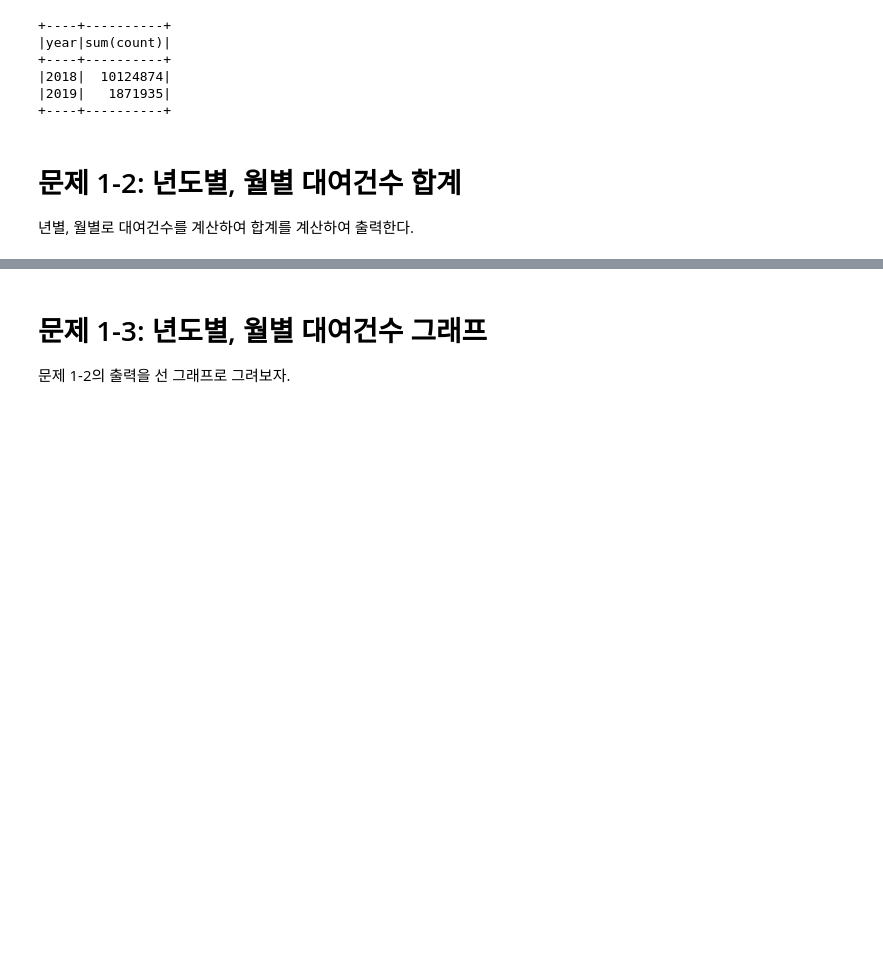
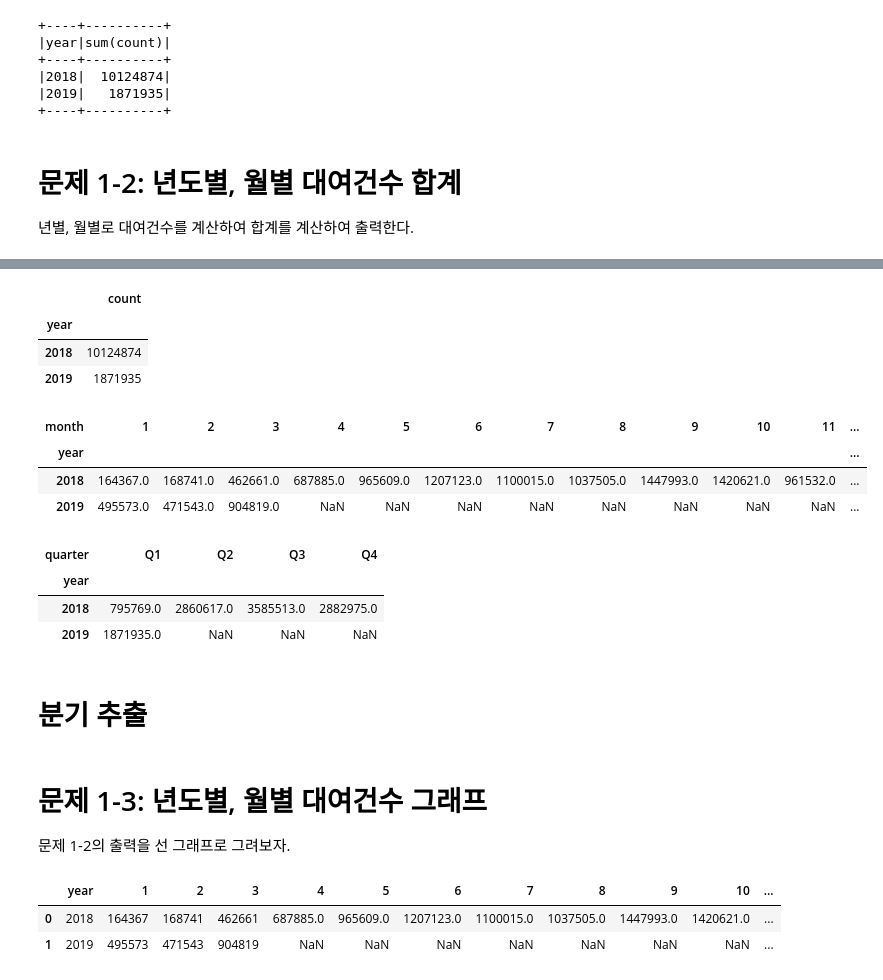
Before and after one commit to 201511080/s, a Jupyter notebook: homework_6.ipynb, the cells around one changed output, grey strips where cells are left out. Cells and saved outputs as stored; diff of their text form; code cells hidden in the pictures; blank space fills up the shorter version.

```diff
--- a/homework_6.ipynb
+++ b/homework_6.ipynb
@@ -72,6 +72,25 @@ _bicycle.show(5)
 |2018-01-05| 7705|
 +----------+-----+
 only showing top 5 rows
+# %%
+from pyspark.sql.functions import udf
+from pyspark.sql.types import StringType
+
+def classfiyQuarter(s):
+    q=""
+    if 1<=s and s< 4:
+        q="Q1"
+    elif 4<=s and s< 7:
+        q="Q2"
+    elif 7<=s and s< 10:
+        q="Q3"
+    elif 10<=s and s<= 12:
+        q="Q4"
+    else:
+        q=no
+    return q
+
+quarter_udf = udf(classfiyQuarter, StringType())
 # %% [markdown]
 # 문제 1-1: 년도별 대여건수 합계
 
@@ -179,0 +261,5 @@ bicycleGroupByYearMonthDF.show()
+# %%
+import pandas as pd
+import numpy as np
+
+bicycleP = bicycleDataFrame2.toPandas()
@@ -179,0 +283,15 @@ bicycleGroupByYearMonthDF.show()
+# %%
+bicycleP.groupby('year').aggregate({"count": "sum"})
+# %% [output]
+|  | count |
+| year |  |
+| 2018 | 10124874 |
+| 2019 | 1871935 |
+# %%
+# 행
+pd.pivot_table(bicycleP, values = 'count', index = ['year'], columns = ['month'], aggfunc= 'sum')
+# %% [output]
+| month | 1 | 2 | 3 | 4 | 5 | 6 | 7 | 8 | 9 | 10 | 11 | ... |
+| year |  |  |  |  |  |  |  |  |  |  |  | ... |
+| 2018 | 164367.0 | 168741.0 | 462661.0 | 687885.0 | 965609.0 | 1207123.0 | 1100015.0 | 1037505.0 | 1447993.0 | 1420621.0 | 961532.0 | ... |
+| 2019 | 495573.0 | 471543.0 | 904819.0 | NaN | NaN | NaN | NaN | NaN | NaN | NaN | NaN | ... |
@@ -180,3 +302,12 @@ bicycleGroupByYearMonthDF.show()
+# %%
+bicycleP2018byQ.iloc[:, 0:4]
+# %% [output]
+| quarter | Q1 | Q2 | Q3 | Q4 |
+| year |  |  |  |  |
+| 2018 | 795769.0 | 2860617.0 | 3585513.0 | 2882975.0 |
+| 2019 | 1871935.0 | NaN | NaN | NaN |
+# %% [markdown]
+# 분기 추출
 # %% [markdown]
 # 문제 1-3: 년도별, 월별 대여건수 그래프
 
@@ -183,0 +330,6 @@ bicycleGroupByYearMonthDF.show()
+# %%
+pdf.head()
+# %% [output]
+|  | year | 1 | 2 | 3 | 4 | 5 | 6 | 7 | 8 | 9 | 10 | ... |
+| 0 | 2018 | 164367 | 168741 | 462661 | 687885.0 | 965609.0 | 1207123.0 | 1100015.0 | 1037505.0 | 1447993.0 | 1420621.0 | ... |
+| 1 | 2019 | 495573 | 471543 | 904819 | NaN | NaN | NaN | NaN | NaN | NaN | NaN | ... |
```
Also changed, not shown: parts of 17 cells of this notebook, 2 other files.
